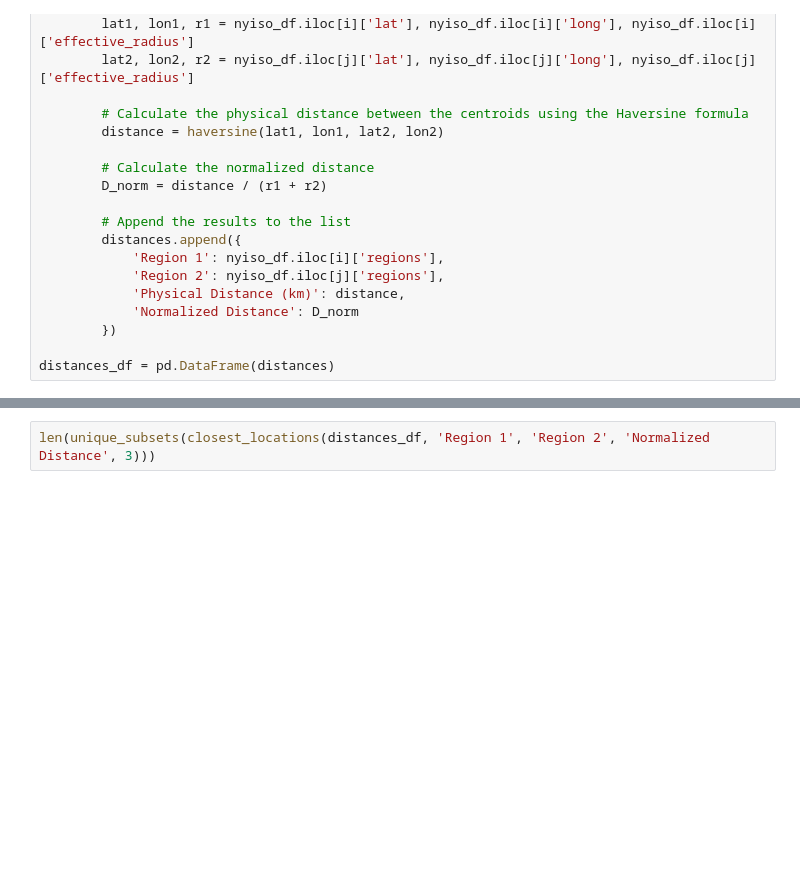
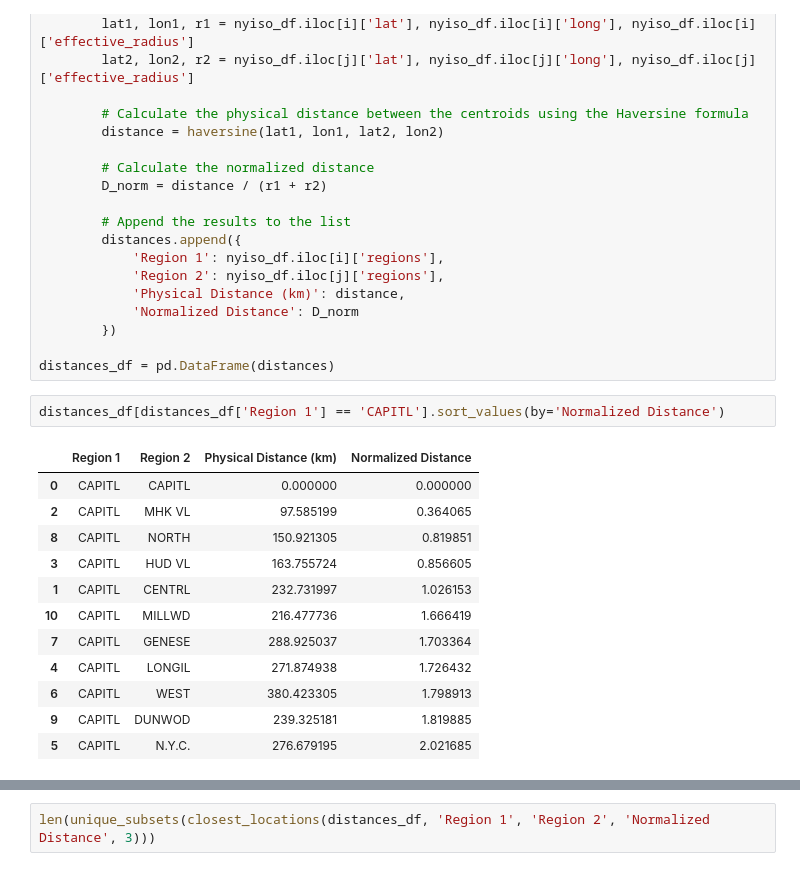
Before and after one commit to Sathwick-Reddy-M/improving-temporal-forecasting, a Jupyter notebook: debug.ipynb, the cells around one changed output, grey strips where cells are left out. Cells and saved outputs as stored; diff of their text form; blank space fills up the shorter version.

```diff
--- a/debug.ipynb
+++ b/debug.ipynb
@@ -653,3 +653,18 @@ for i in range(len(nyiso_df)):
         })
 
 distances_df = pd.DataFrame(distances)
+# %%
+distances_df[distances_df['Region 1'] == 'CAPITL'].sort_values(by='Normalized Distance')
+# %% [output]
+|  | Region 1 | Region 2 | Physical Distance (km) | Normalized Distance |
+| 0 | CAPITL | CAPITL | 0.000000 | 0.000000 |
+| 2 | CAPITL | MHK VL | 97.585199 | 0.364065 |
+| 8 | CAPITL | NORTH | 150.921305 | 0.819851 |
+| 3 | CAPITL | HUD VL | 163.755724 | 0.856605 |
+| 1 | CAPITL | CENTRL | 232.731997 | 1.026153 |
+| 10 | CAPITL | MILLWD | 216.477736 | 1.666419 |
+| 7 | CAPITL | GENESE | 288.925037 | 1.703364 |
+| 4 | CAPITL | LONGIL | 271.874938 | 1.726432 |
+| 6 | CAPITL | WEST | 380.423305 | 1.798913 |
+| 9 | CAPITL | DUNWOD | 239.325181 | 1.819885 |
+| 5 | CAPITL | N.Y.C. | 276.679195 | 2.021685 |
```
Also changed, not shown: parts of 12 cells of this notebook, 2 other files.
